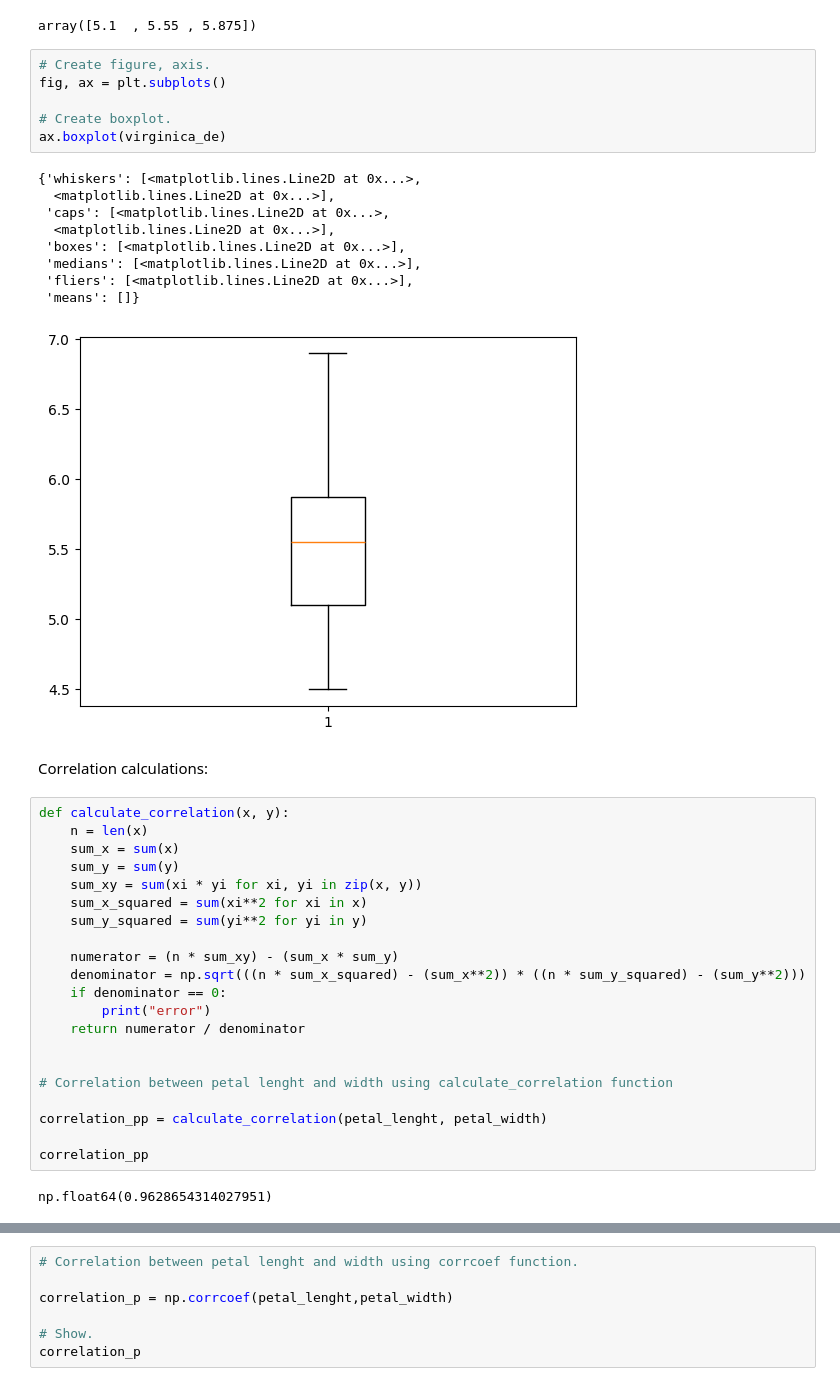
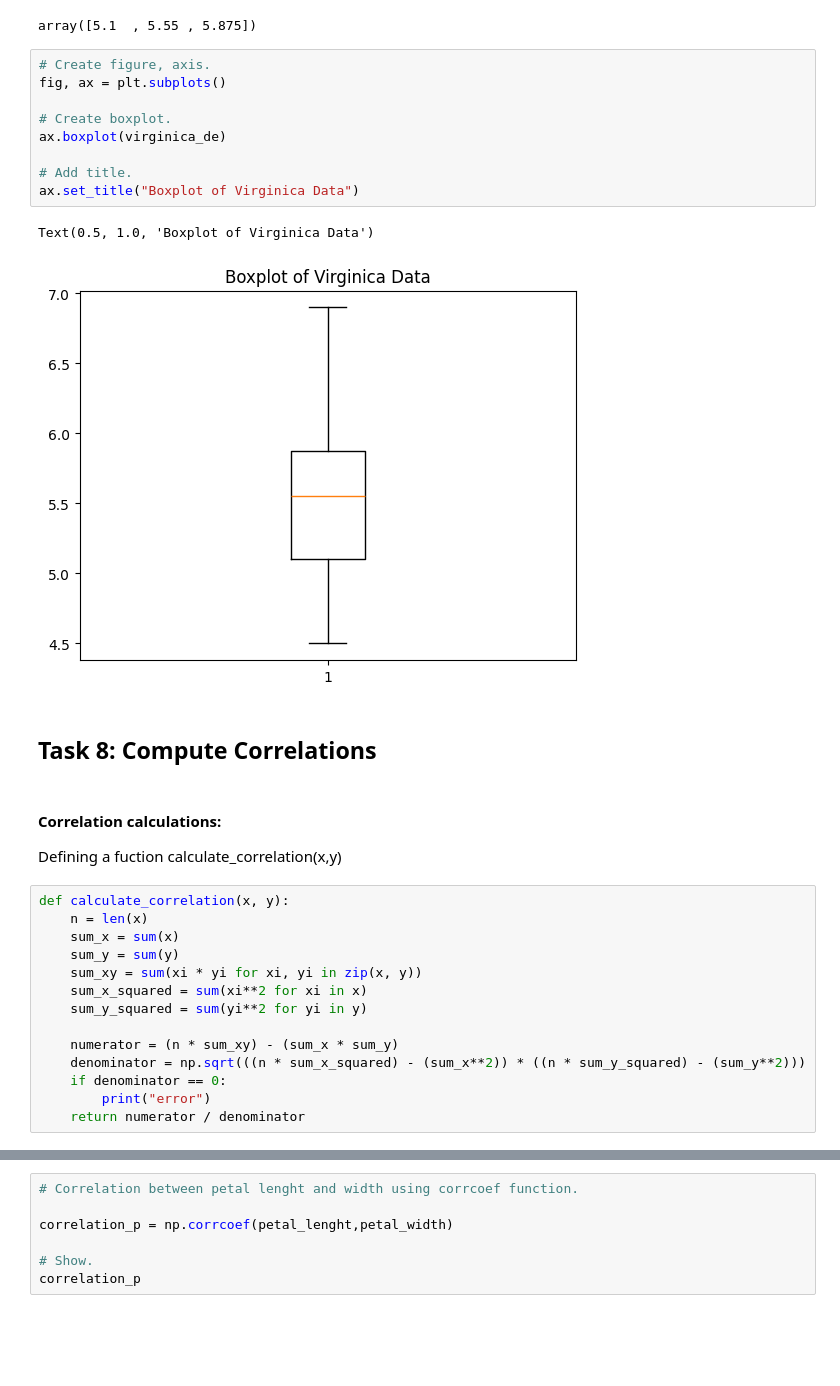
Before and after one commit to justia-pi/principles_of_DA, a Jupyter notebook: tasks.ipynb, the cells around one changed output, grey strips where cells are left out. Cells and saved outputs as stored; diff of their text form; blank space fills up the shorter version.

Commit message:
task  update

```diff
--- a/tasks.ipynb
+++ b/tasks.ipynb
@@ -309,21 +307,20 @@ array([5.1  , 5.55 , 5.875])
 # %%
 # Create figure, axis.
 fig, ax = plt.subplots()
 
 # Create boxplot.
 ax.boxplot(virginica_de)
+
+# Add title.
+ax.set_title("Boxplot of Virginica Data")
 # %% [output]
-{'whiskers': [<matplotlib.lines.Line2D at 0x...>,
-  <matplotlib.lines.Line2D at 0x...>],
- 'caps': [<matplotlib.lines.Line2D at 0x...>,
-  <matplotlib.lines.Line2D at 0x...>],
- 'boxes': [<matplotlib.lines.Line2D at 0x...>],
- 'medians': [<matplotlib.lines.Line2D at 0x...>],
- 'fliers': [<matplotlib.lines.Line2D at 0x...>],
- 'means': []}
+Text(0.5, 1.0, 'Boxplot of Virginica Data')
-[figure, old version]
+[figure, new version]
-# %% [markdown]
-Correlation calculations:
+# %% [markdown]
+## **Task 8: Compute Correlations**
+# %% [markdown]
+#### Correlation calculations:
+Defining a fuction calculate_correlation(x,y)
 # %%
 def calculate_correlation(x, y):
     n = len(x)
@@ -338,12 +335,3 @@ def calculate_correlation(x, y):
     if denominator == 0:
         print("error")
     return numerator / denominator
-
-
-# Correlation between petal lenght and width using calculate_correlation function
-
-correlation_pp = calculate_correlation(petal_lenght, petal_width)
-
-correlation_pp
-# %% [output]
-np.float64(0.9628654314027951)
```
Also changed, not shown: parts of 50 cells of this notebook, 1 other file.
